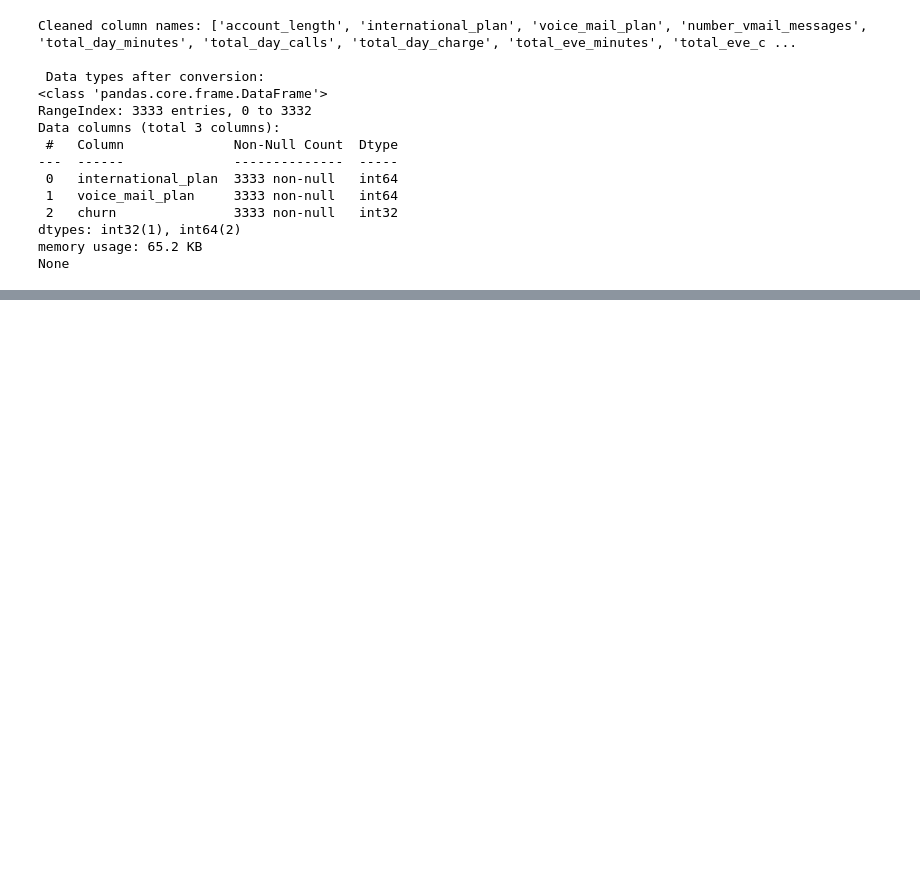
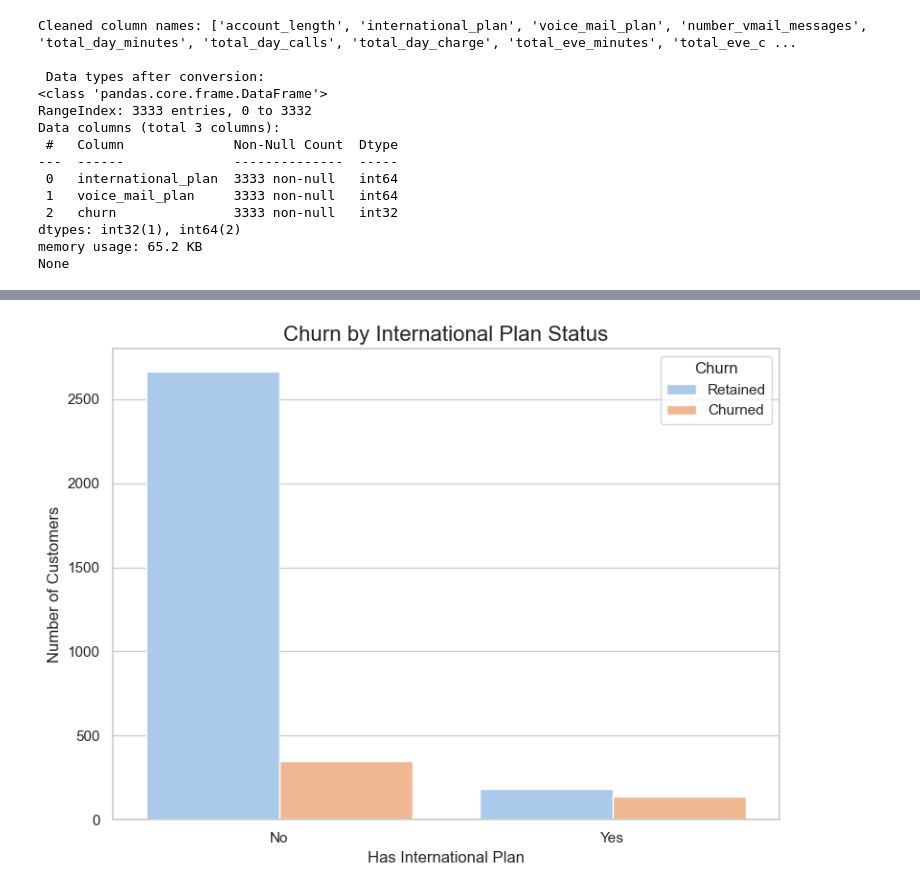
Before and after one commit to boniface2025/Bnjeri_churn_project_phase3, a Jupyter notebook: Bnjeri_Project3.ipynb, the cells around one changed output, grey strips where cells are left out. Cells and saved outputs as stored; diff of their text form; code cells hidden in the pictures; blank space fills up the shorter version.

```diff
--- a/Bnjeri_Project3.ipynb
+++ b/Bnjeri_Project3.ipynb
@@ -213,0 +293,15 @@ None
+# %%
+plt.figure(figsize=(8, 6))
+sns.countplot(x='international_plan', hue='churn', data=df, palette='pastel')
+plt.title('Churn by International Plan Status', fontsize=16)
+plt.xlabel('Has International Plan', fontsize=12)
+plt.ylabel('Number of Customers', fontsize=12)
+plt.xticks(ticks=[0, 1], labels=['No', 'Yes'])
+plt.legend(title='Churn', labels=['Retained', 'Churned'])
+
+# Save the figure
+plt.tight_layout()
+plt.savefig("visuals/churn_vs_international_plan.png")
+plt.show()
+# %% [output]
+[figure, added]
```
Also changed, not shown: parts of 7 cells of this notebook, 2 other files.
